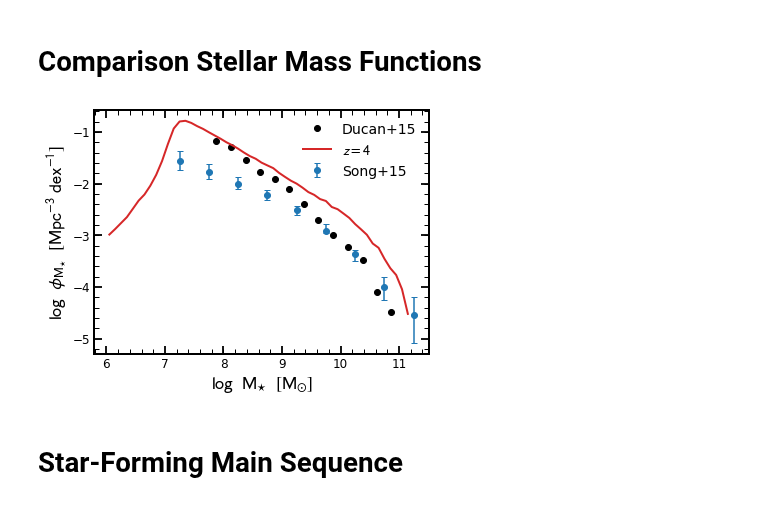
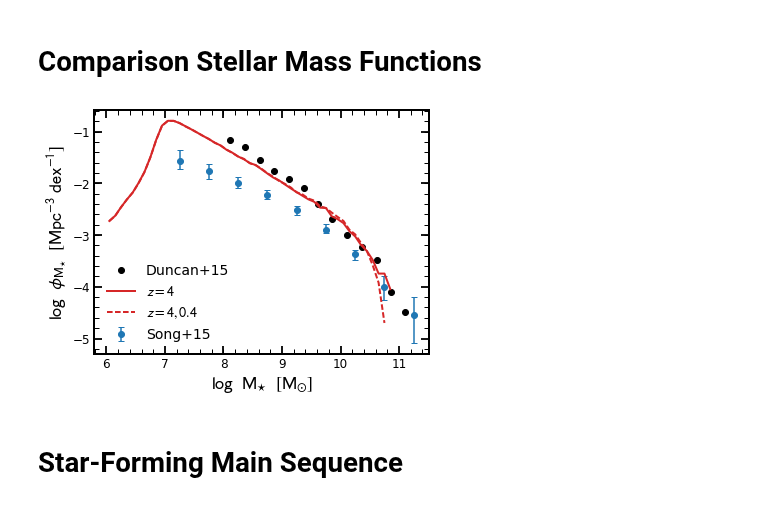
Before and after one commit to stacchella/halo_model, a Jupyter notebook: scripts/Comparison_M_Observables.ipynb, the cells around one changed output. Drawn from its saved outputs; the diff is of its cells as text; code cells hidden in the pictures.

Commit message:
update redshift

```diff
--- a/scripts/Comparison_M_Observables.ipynb
+++ b/scripts/Comparison_M_Observables.ipynb
@@ -22,6 +22,7 @@ path_figures = path_main + 'Figures/'
 path_DM_cat = path_main + 'catalogs/DM/'
 path_SP_cat_00 = path_main + 'catalogs/SP/0.0/'
 path_SP_cat_02 = path_main + 'catalogs/SP/0.2/'
+path_SP_cat_04 = path_main + 'catalogs/SP/0.4/'
 # %%
 # define important parameters
 
@@ -41,13 +42,22 @@ def compute_M(cat_obj):
     Output:
       SFR           : SFR in Msun/yr
 
+    Parameters:
+      Mseed         : seed mass, since we start at BB, set it to 0
+      R             : fraction of the mass that is converted into stars,
+                      as measured by the SFR, is promptly (we will assume
+                      instantaneously) returned to the interstellar medium.
+                      The remaining fraction (1−R) stays in the form of
+                      long-lived stars.
     '''
-    Mseed = 0.0
+    # set parameters
+    Mseed = 0.0  # seed mass
+    R = 0.4      # return to ISM
     # load SFH for given time interval
     SFR_list = cat_obj['SFH/SFH_SFR'][:]
     time_list = cat_obj['SFH/SFH_time'][:]
     # compute mass
-    mass_tot_list = Mseed+np.trapz(SFR_list, time_list*10**6)
+    mass_tot_list = Mseed+(1.0-R)*np.trapz(SFR_list, time_list*10**6)
     return(mass_tot_list)
 
 
@@ -118,7 +128,7 @@ def running_median_with_err(xval, yval):
     bins_val_h = np.array([])
     for bin_cen in bins:
         select = (xval > bin_cen-0.1) & (xval < bin_cen+0.1)
-        if (np.sum(select) > 10):
+        if (np.sum(select) > 50):
             bins_val = np.append(bins_val, np.percentile(yval[select], 50, axis=0))
             bins_val_l = np.append(bins_val_l, np.percentile(yval[select], 15.9, axis=0))
             bins_val_h = np.append(bins_val_h, np.percentile(yval[select], 84.1, axis=0))
@@ -199,33 +210,36 @@ phi_err_list_neg = np.array([0.16, 0.14, 0.10, 0.09, 0.09, 0.05, 0.12, 0.25, 0.5
 phi_err_list_pos = np.array([0.21, 0.15, 0.13, 0.09, 0.09, 0.12, 0.09, 0.20, 0.34])
 M_Fct_obs_dict['4'] = np.array([M_list, phi_list, phi_err_list_neg, phi_err_list_pos])
 # %%
-M_list_Ducan = np.array([10.868, 10.615, 10.376, 10.122, 9.877, 9.621, 9.370, 9.127, 8.877, 8.628, 8.377, 8.124, 7.879])
-phi_list_Ducan = np.array([3.304e-5, 7.909e-5, 3.336e-4, 6.004e-4, 0.001, 0.002, 0.004, 0.008, 0.012, 0.017, 0.028, 0.050, 0.068])
+# Duncan, different IMF!
+M_list_Duncan = 0.24+np.array([10.868, 10.615, 10.376, 10.122, 9.877, 9.621, 9.370, 9.127, 8.877, 8.628, 8.377, 8.124, 7.879])
+phi_list_Duncan = np.array([3.304e-5, 7.909e-5, 3.336e-4, 6.004e-4, 0.001, 0.002, 0.004, 0.008, 0.012, 0.017, 0.028, 0.050, 0.068])
 # %%
 M_bins_center_z4, M_fct_model_z4 = compute_Ms_Fct(path_SP_cat_00 + 'SFH_z4_constant_with_L.hdf5', volume_box, bin_size=0.1, cumulative=False, redshift_in=None, completeness_correction=False, completeness_correction_type='parameterized')
+M_bins_center_z4_04, M_fct_model_z4_04 = compute_Ms_Fct(path_SP_cat_04 + 'SFH_z4_constant_with_L.hdf5', volume_box, bin_size=0.1, cumulative=False, redshift_in=None, completeness_correction=False, completeness_correction_type='parameterized')
 # %%
 
 fig, ax = plt.subplots(nrows=1, ncols=1, figsize=(6, 4.5))
 
 # Observations
 plot_datapoints_observations_log(ax, M_Fct_obs_dict, '4', 'C0', 'Song+15')
-ax.plot(M_list_Ducan, np.log10(phi_list_Ducan), 'o', color='black', label='Ducan+15')
+ax.plot(M_list_Duncan, np.log10(phi_list_Duncan), 'o', color='black', label='Duncan+15')
 
 # Model
 ax.plot(M_bins_center_z4, np.log10(M_fct_model_z4), '-', color='C3', lw=2, label=r'$z=4$')
+ax.plot(M_bins_center_z4_04, np.log10(M_fct_model_z4_04), '--', color='C3', lw=2, label=r'$z=4, 0.4$')
 
 
 ax.set_xlabel(r'$\log\/\/\/\/\mathrm{M}_{\star}\/\/\/\/[\mathrm{M_{\odot}}]$', fontsize=18)
 ax.set_ylabel(r'$\log\/\/\/\/\phi_{\rm M_{\star}}\/\/\/\/[\mathrm{Mpc}^{-3}\/\/\mathrm{dex}^{-1}]$', fontsize=18)
 
 #ax.set_xlim([-1.0, 3.0])
 #ax.set_ylim([-5.5, -0.7])
 
 plt.legend(frameon=False, fontsize=14)
 plt.savefig(path_figures + 'Ms_Fct_evolution.pdf', bbox_inches='tight')
 plt.show()
 # %% [output]
-[figure, old version]
+[figure, new version]
 # %% [markdown]
 # Star-Forming Main Sequence
 # %%
```
Also changed, not shown: parts of 9 cells of this notebook, 6 other files.
